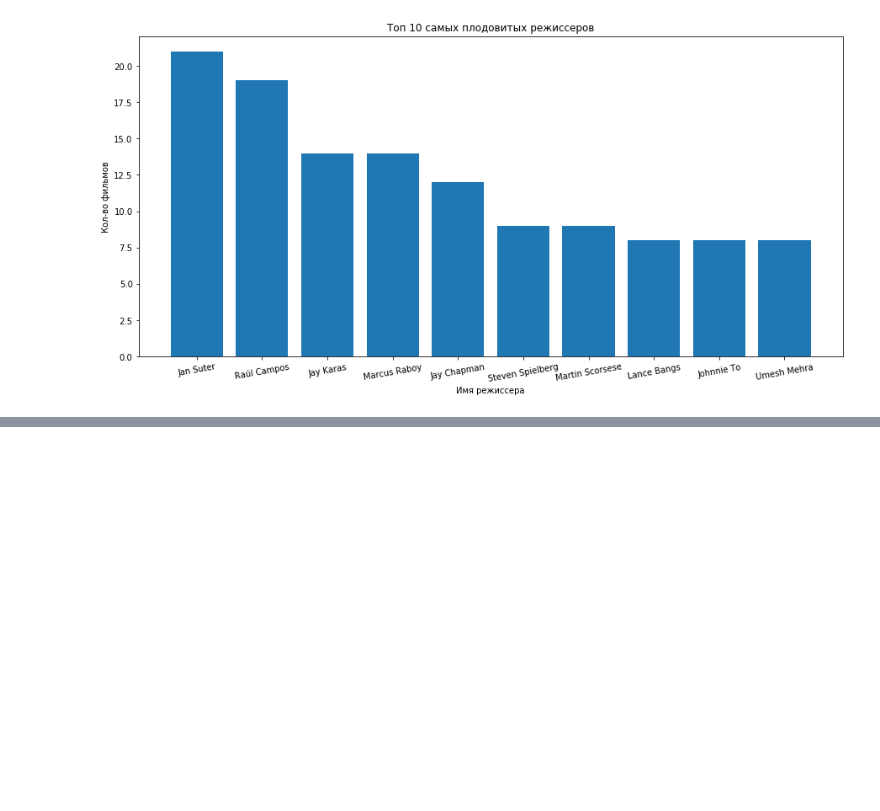
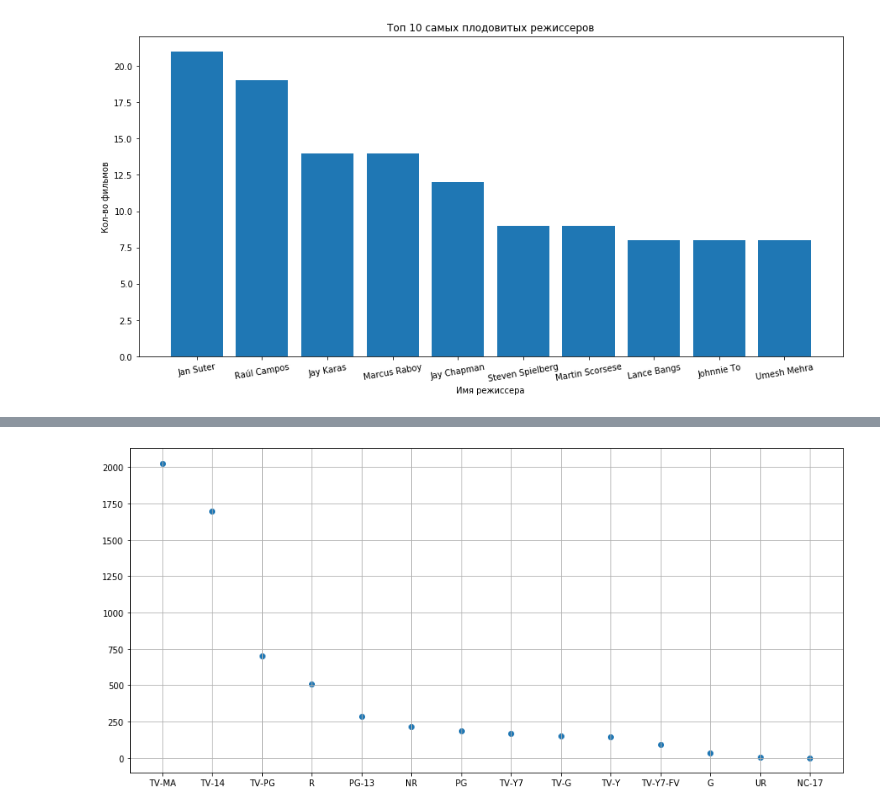
Before and after one commit to iamdenizzz/pyda-10, a Jupyter notebook: 15/Homework_15.ipynb, the cells around one changed output, grey strips where cells are left out. Saved outputs shown, nothing was run; the diff lists cells and outputs as text; code cells hidden in the pictures; blank space fills up the shorter version.

```diff
--- a/15/Homework_15.ipynb
+++ b/15/Homework_15.ipynb
@@ -144,0 +141,10 @@ graph4.style.bar()
+# %%
+# График 5 - распределение фильмов по рейтингу
+graph5 = data.groupby(['rating']).agg(['count'])['show_id'].sort_values('count', ascending=False).reset_index()
+plt.scatter(graph5['rating'], graph5['count'])
+plt.grid()
+# Здесь можно увидеть, что Netflix в основном выпускает фильмы с рейтингом TV-MA, т.е. предназначенные для людей
+# старше 17 лет и TV-14, т.е. старше 14 лет. Программы и фильмы с рейтингом для детей присутствуют в меньшем кол-ве.
+# Из чего можно судить, что основная аудитория Netflix это молодежь от 14 лет и взрослые люди.
+# %% [output]
+[figure, added]
```
Also changed, not shown: parts of 3 cells of this notebook, 1 other file.
